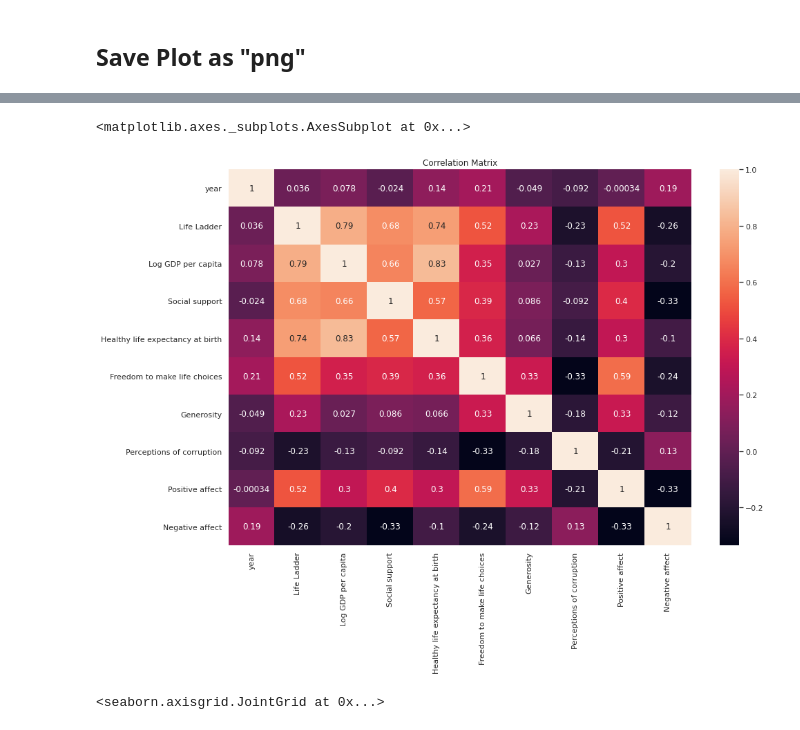
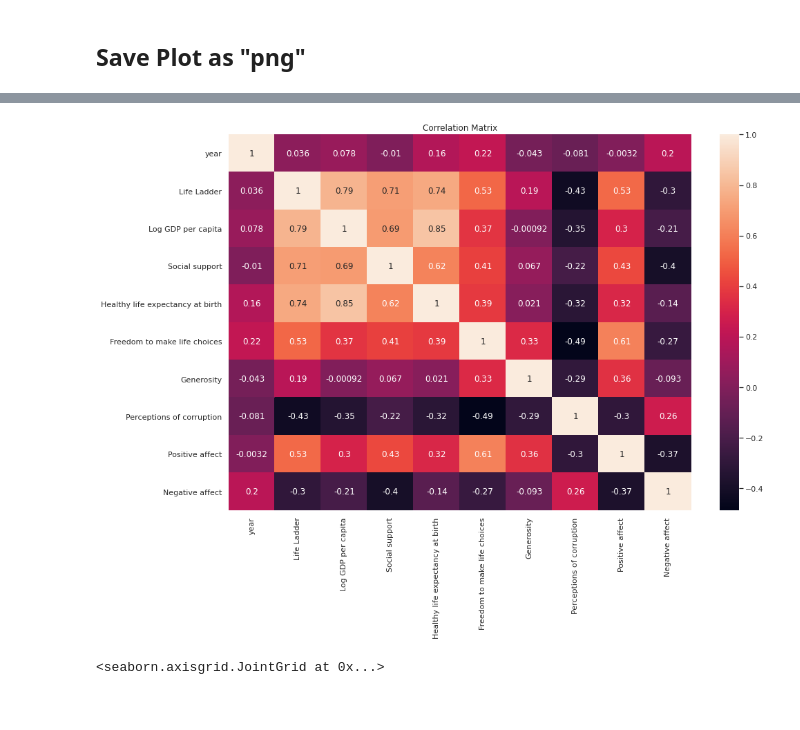
Before and after one commit to gaih/data-visualization, a Jupyter notebook: Data Visualization Project.ipynb, the cells around one changed output, grey strips where cells are left out. Drawn from its saved outputs; the diff is of its cells as text; code cells hidden in the pictures.

```diff
--- a/Data Visualization Project.ipynb
+++ b/Data Visualization Project.ipynb
@@ -10,7 +10,7 @@ sns.set(rc={'figure.figsize':(5, 5)})
 # %% [markdown]
 # Read Data
 # %%
-df = pd.read_csv("/datasets/world-happiness-report.csv")
+df = pd.read_csv("world-happiness-report.csv")
 df.head(10)
 # %% [output]
 |  | Country name | year | Life Ladder | Log GDP per capita | Social support | Healthy life expectancy at birth | ... |
@@ -388,8 +203,9 @@ plt.savefig("Plots/Variable_Value.png")
 # %%
 sns.set(rc={'figure.figsize':(15, 10)})
+
 plt.title('Correlation Matrix')
-sns.heatmap(df_cleaned.corr(), annot=True)  # heatmap() from sns library is used to plot the correlation matrix
+sns.heatmap(df.corr(), annot=True)
+plt.savefig("Plots/Correlation_matrix.png")
 # %% [output]
-<matplotlib.axes._subplots.AxesSubplot at 0x...>
-[figure, old version]
+[figure, new version]
 # %%
```
Also changed, not shown: parts of 42 cells of this notebook.
